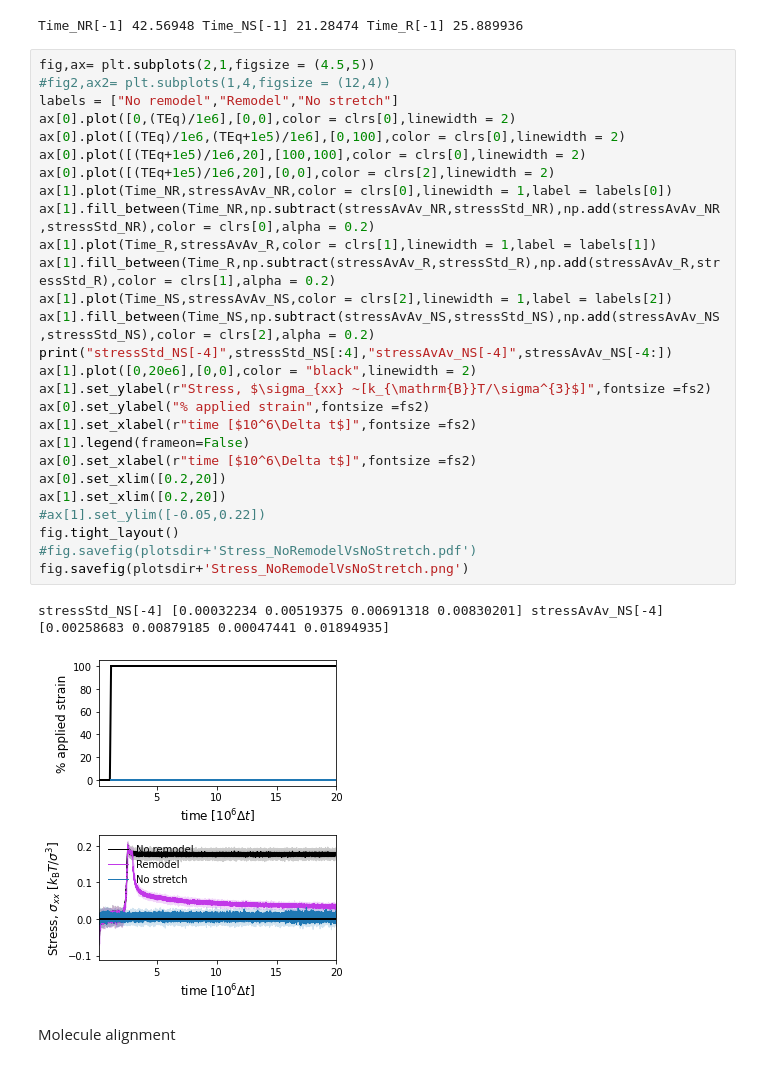
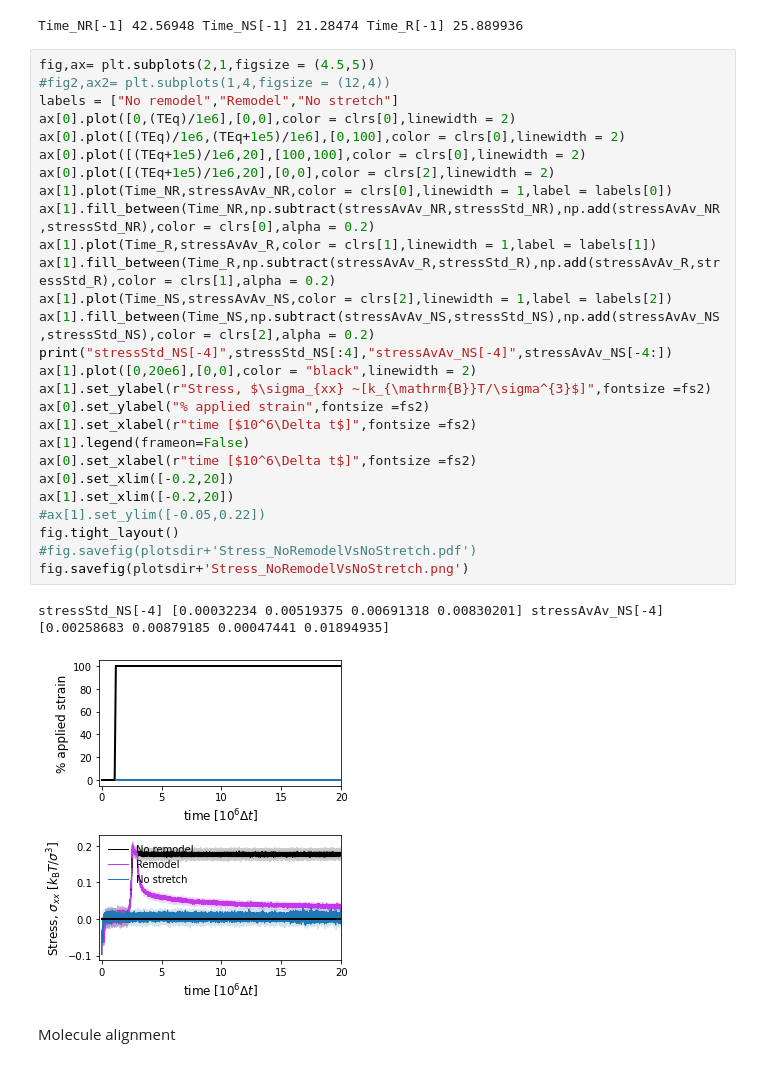
Before and after one commit to Billie1717/CollagenMemory, a Jupyter notebook: Figures/FigAlignment/Mechanics.ipynb, the cells around one changed output. Drawn from its saved outputs; the diff is of its cells as text.

```diff
--- a/Figures/FigAlignment/Mechanics.ipynb
+++ b/Figures/FigAlignment/Mechanics.ipynb
@@ -129,33 +129,33 @@ Time_NR[-1] 42.56948 Time_NS[-1] 21.28474 Time_R[-1] 25.889936
 # %%
 fig,ax= plt.subplots(2,1,figsize = (4.5,5))
 #fig2,ax2= plt.subplots(1,4,figsize = (12,4))
 labels = ["No remodel","Remodel","No stretch"]
 ax[0].plot([0,(TEq)/1e6],[0,0],color = clrs[0],linewidth = 2)
 ax[0].plot([(TEq)/1e6,(TEq+1e5)/1e6],[0,100],color = clrs[0],linewidth = 2)
 ax[0].plot([(TEq+1e5)/1e6,20],[100,100],color = clrs[0],linewidth = 2)
 ax[0].plot([(TEq+1e5)/1e6,20],[0,0],color = clrs[2],linewidth = 2)
 ax[1].plot(Time_NR,stressAvAv_NR,color = clrs[0],linewidth = 1,label = labels[0])
 ax[1].fill_between(Time_NR,np.subtract(stressAvAv_NR,stressStd_NR),np.add(stressAvAv_NR,stressStd_NR),color = clrs[0],alpha = 0.2)
 ax[1].plot(Time_R,stressAvAv_R,color = clrs[1],linewidth = 1,label = labels[1])
 ax[1].fill_between(Time_R,np.subtract(stressAvAv_R,stressStd_R),np.add(stressAvAv_R,stressStd_R),color = clrs[1],alpha = 0.2)
 ax[1].plot(Time_NS,stressAvAv_NS,color = clrs[2],linewidth = 1,label = labels[2])
 ax[1].fill_between(Time_NS,np.subtract(stressAvAv_NS,stressStd_NS),np.add(stressAvAv_NS,stressStd_NS),color = clrs[2],alpha = 0.2)
 print("stressStd_NS[-4]",stressStd_NS[:4],"stressAvAv_NS[-4]",stressAvAv_NS[-4:])
 ax[1].plot([0,20e6],[0,0],color = "black",linewidth = 2)
 ax[1].set_ylabel(r"Stress, $\sigma_{xx} ~[k_{\mathrm{B}}T/\sigma^{3}$]",fontsize =fs2)
 ax[0].set_ylabel("% applied strain",fontsize =fs2)
 ax[1].set_xlabel(r"time [$10^6\Delta t$]",fontsize =fs2)
 ax[1].legend(frameon=False)
 ax[0].set_xlabel(r"time [$10^6\Delta t$]",fontsize =fs2)
-ax[0].set_xlim([0.2,20])
-ax[1].set_xlim([0.2,20])
+ax[0].set_xlim([-0.2,20])
+ax[1].set_xlim([-0.2,20])
 #ax[1].set_ylim([-0.05,0.22])
 fig.tight_layout()
 #fig.savefig(plotsdir+'Stress_NoRemodelVsNoStretch.pdf')
 fig.savefig(plotsdir+'Stress_NoRemodelVsNoStretch.png')
 # %% [output]
 stressStd_NS[-4] [0.00032234 0.00519375 0.00691318 0.00830201] stressAvAv_NS[-4] [0.00258683 0.00879185 0.00047441 0.01894935]
-[figure, old version]
+[figure, new version]
 # %% [markdown]
 Molecule alignment
 # %%
```
Also changed, not shown: parts of 1 cell of this notebook, 57 other files.
